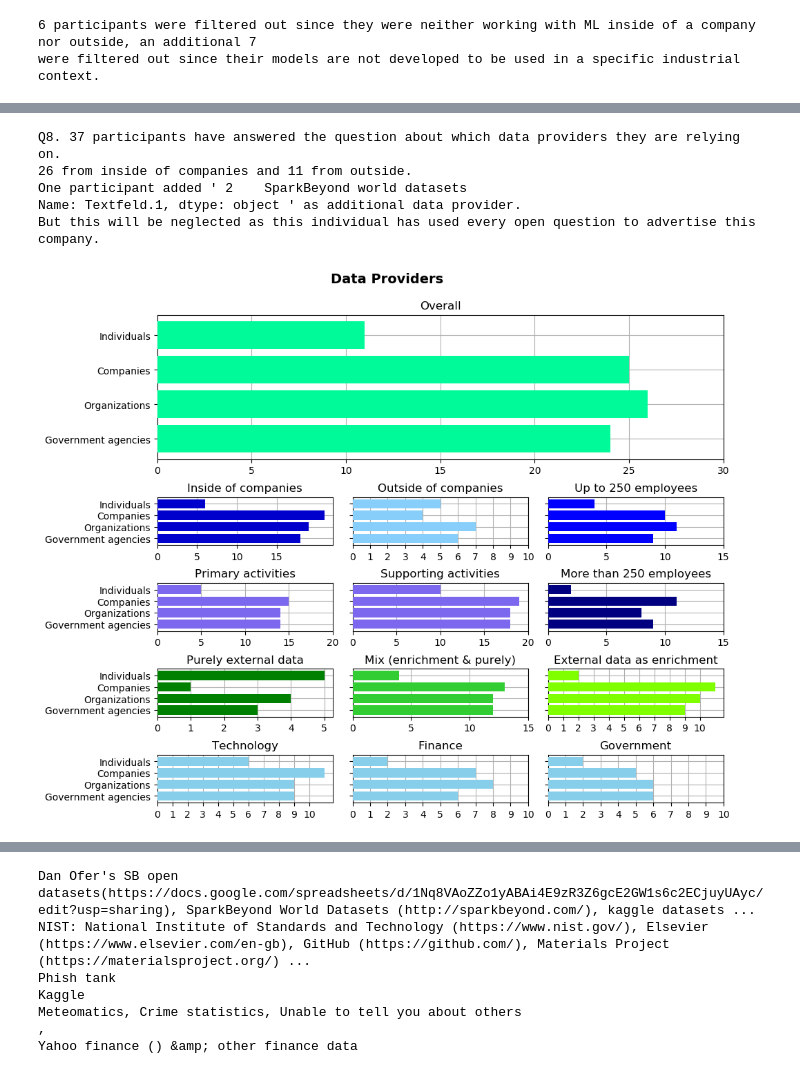
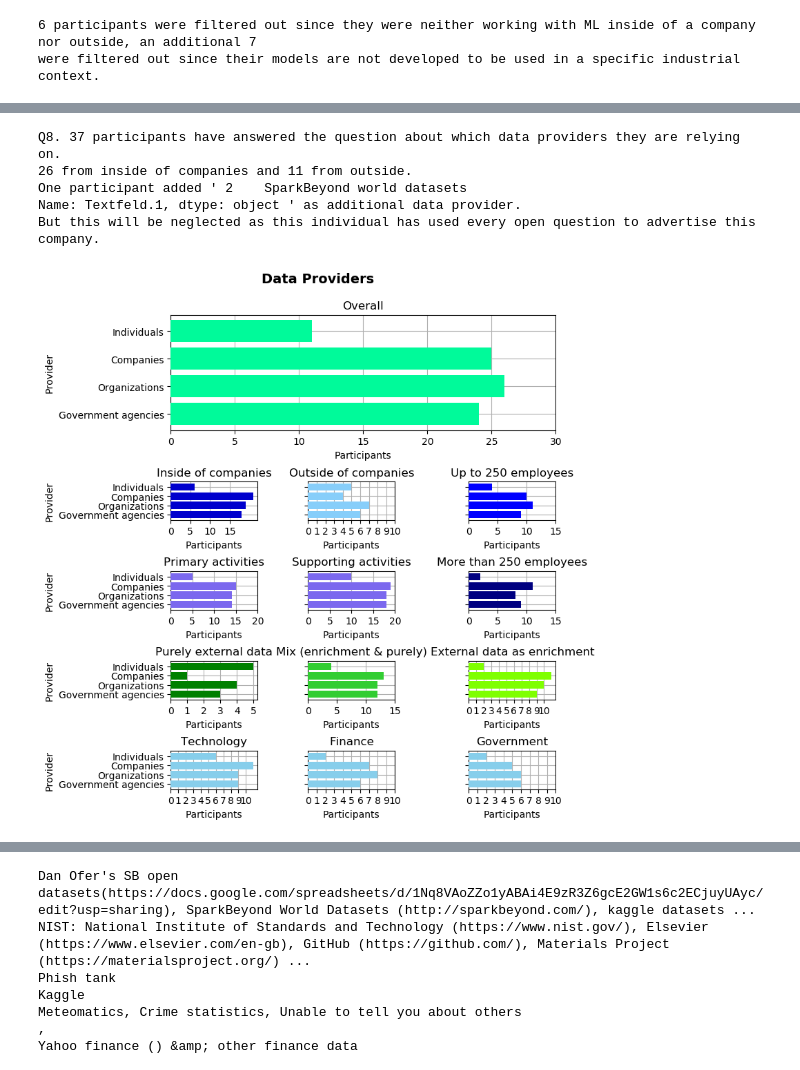
Before and after one commit to Letstuit/MasterThesis_WhatsWheresHows_of_AI, a Jupyter notebook: MLcontext_externaldata_Survey.ipynb, the cells around one changed output, grey strips where cells are left out. Drawn from its saved outputs; the diff is of its cells as text; code cells hidden in the pictures.

```diff
--- a/MLcontext_externaldata_Survey.ipynb
+++ b/MLcontext_externaldata_Survey.ipynb
@@ -1199,91 +1188,90 @@ labels=["Government agencies", "Organizations", "Companies", "Individuals"]
 big = fig.add_subplot(gs[0:3,0:3])
 big.barh(ypos, values, zorder=3, color='mediumspringgreen')
 big.grid(b=True, axis="both", zorder=0)
-big.set(title='Overall',xticks=[0,5,10,15,20,25,30], xticklabels=[0,5,10,15,20,25,30], yticks=np.arange(len(ypos)), yticklabels=labels)
-
+big.set(title='Overall',ylabel="Provider", xlabel="Participants", xticks=[0,5,10,15,20,25,30], xticklabels=[0,5,10,15,20,25,30], yticks=np.arange(len(ypos)), yticklabels=labels)
 
 small1=fig.add_subplot(gs[3,0])
 small1.barh(ypos, data_providers[filter_incompany].sum(), zorder=3, color="mediumblue")
 small1.grid(b=True, axis="both", zorder=0)
-small1.set(title='Inside of companies', yticks=np.arange(len(ypos)), yticklabels=labels,xticks=[0,5,10,15], xticklabels=[0,5,10,15])
+small1.set(title='Inside of companies', yticks=np.arange(len(ypos)), yticklabels=labels,ylabel="Provider", xlabel="Participants", xticks=[0,5,10,15], xticklabels=[0,5,10,15])
 
 small2=fig.add_subplot(gs[3,1])
 small2.barh(ypos, data_providers[filter_outcompany].sum(), zorder=3, color="lightskyblue")
 small2.grid(b=True, axis="both", zorder=0)
-small2.set(title='Outside of companies',yticks=np.arange(len(ypos)), yticklabels=[],xticks=[0,1,2,3,4,5,6,7,8,9,10], xticklabels=[0,1,2,3,4,5,6,7,8,9,10])
+small2.set(title='Outside of companies',yticks=np.arange(len(ypos)), yticklabels=[], xlabel="Participants", xticks=[0,1,2,3,4,5,6,7,8,9,10], xticklabels=[0,1,2,3,4,5,6,7,8,9,10])
 
 
 small3=fig.add_subplot(gs[3,2])
 small3.barh(ypos, data_providers[filter_small].sum(), zorder=3, color="blue")
 small3.grid(b=True, axis="both", zorder=0)
-small3.set(title='Up to 250 employees',yticks=np.arange(len(ypos)), yticklabels=[],xticks=[0,5,10,15], xticklabels=[0,5,10,15])
+small3.set(title='Up to 250 employees',yticks=np.arange(len(ypos)), yticklabels=[], xlabel="Participants", xticks=[0,5,10,15], xticklabels=[0,5,10,15])
 
 
 small4=fig.add_subplot(gs[4,0])
 small4.barh(ypos, data_providers[filter_primary].sum(), zorder=3, color="mediumslateblue")
 small4.grid(b=True, axis="both", zorder=0)
-small4.set(title='Primary activities', yticks=np.arange(len(ypos)), yticklabels=labels,xticks=[0,5,10,15,20], xticklabels=[0,5,10,15,20])
+small4.set(title='Primary activities', yticks=np.arange(len(ypos)), yticklabels=labels,ylabel="Provider", xlabel="Participants", xticks=[0,5,10,15,20], xticklabels=[0,5,10,15,20])
 
 
 small5=fig.add_subplot(gs[4,1])
 small5.barh(ypos, data_providers[filter_supporting].sum(), zorder=3, color="mediumslateblue")
 small5.grid(b=True, axis="both", zorder=0)
-small5.set(title='Supporting activities',yticks=np.arange(len(ypos)), yticklabels=[],xticks=[0,5,10,15,20], xticklabels=[0,5,10,15,20])
+small5.set(title='Supporting activities',yticks=np.arange(len(ypos)), yticklabels=[], xlabel="Participants", xticks=[0,5,10,15,20], xticklabels=[0,5,10,15,20])
 
 
 small6=fig.add_subplot(gs[4,2])
 small6.barh(ypos, data_providers[filter_large].sum(), zorder=3, color="navy")
 small6.grid(b=True, axis="both", zorder=0)
-small6.set(title='More than 250 employees',yticks=np.arange(len(ypos)), yticklabels=[],xticks=[0,5,10,15], xticklabels=[0,5,10,15])
+small6.set(title='More than 250 employees',yticks=np.arange(len(ypos)), yticklabels=[], xlabel="Participants", xticks=[0,5,10,15], xticklabels=[0,5,10,15])
 
 
 small7=fig.add_subplot(gs[5,0])
 small7.set_title('Purely external data')
 small7.barh(ypos, data_providers[filter_only].sum(), align='center',color="green", zorder=3)
-small7.set(yticks=ypos, yticklabels=labels,xticks=[0,1,2,3,4,5], xticklabels=[0,1,2,3,4,5])
+small7.set(yticks=ypos, yticklabels=labels,ylabel="Provider", xlabel="Participants", xticks=[0,1,2,3,4,5], xticklabels=[0,1,2,3,4,5])
 small7.grid(b=True, axis="both", zorder=0)
 
 small8=fig.add_subplot(gs[5,1])
 small8.set_title('Mix (enrichment & purely)')
 small8.barh(ypos,data_providers[filter_mix].sum(), align='center', color="limegreen", zorder=3)
-small8.set(yticks=ypos, yticklabels=[],xticks=[0,5,10,15], xticklabels=[0,5,10,15])
+small8.set(yticks=ypos, yticklabels=[], xlabel="Participants", xticks=[0,5,10,15], xticklabels=[0,5,10,15])
 small8.grid(b=True, axis="both", zorder=0)
 
 
 small9=fig.add_subplot(gs[5,2])
 small9.set_title('External data as enrichment')
 small9.barh(ypos,data_providers[filter_enrich].sum(), align='center', color="chartreuse",zorder=3)
-small9.set(yticks=ypos, yticklabels=[],xticks=[0,1,2,3,4,5,6,7,8,9,10], xticklabels=[0,1,2,3,4,5,6,7,8,9,10])
+small9.set(yticks=ypos, yticklabels=[], xlabel="Participants", xticks=[0,1,2,3,4,5,6,7,8,9,10], xticklabels=[0,1,2,3,4,5,6,7,8,9,10])
 small9.grid(b=True, axis="both", zorder=0)
 
 small10=fig.add_subplot(gs[6,0])
 small10.set_title('Technology')
 small10.barh(ypos, data_providers[filter_tech].sum(), align='center',color="skyblue", zorder=3)
-small10.set(yticks=ypos, yticklabels=labels,xticks=[0,1,2,3,4,5,6,7,8,9,10], xticklabels=[0,1,2,3,4,5,6,7,8,9,10])
+small10.set(yticks=ypos, yticklabels=labels,ylabel="Provider", xlabel="Participants", xticks=[0,1,2,3,4,5,6,7,8,9,10], xticklabels=[0,1,2,3,4,5,6,7,8,9,10])
 small10.grid(b=True, axis="both", zorder=0)
 
 small11=fig.add_subplot(gs[6,1])
 small11.set_title('Finance')
 small11.barh(ypos,data_providers[filter_fin].sum(), align='center', color="skyblue", zorder=3)
-small11.set(yticks=ypos, yticklabels=[],xticks=[0,1,2,3,4,5,6,7,8,9,10], xticklabels=[0,1,2,3,4,5,6,7,8,9,10])
+small11.set(yticks=ypos, yticklabels=[], xlabel="Participants", xticks=[0,1,2,3,4,5,6,7,8,9,10], xticklabels=[0,1,2,3,4,5,6,7,8,9,10])
 small11.grid(b=True, axis="both", zorder=0)
 
 small12=fig.add_subplot(gs[6,2])
 small12.set_title('Government')
 small12.barh(ypos,data_providers[filter_gov].sum(), align='center', color="skyblue",zorder=3)
-small12.set(yticks=ypos, yticklabels=[],xticks=[0,1,2,3,4,5,6,7,8,9,10], xticklabels=[0,1,2,3,4,5,6,7,8,9,10])
+small12.set(yticks=ypos, yticklabels=[], xlabel="Participants", xticks=[0,1,2,3,4,5,6,7,8,9,10], xticklabels=[0,1,2,3,4,5,6,7,8,9,10])
 small12.grid(b=True, axis="both", zorder=0)
 
 fig.set_figheight(8)
-fig.set_figwidth(10)
+fig.set_figwidth(8)
 fig.savefig('Q21plot.png')
 # %% [output]
 Q8. 37 participants have answered the question about which data providers they are relying on.
 26 from inside of companies and 11 from outside.
 One participant added ' 2    SparkBeyond world datasets
 Name: Textfeld.1, dtype: object ' as additional data provider.
 But this will be neglected as this individual has used every open question to advertise this company.
-[figure, old version]
+[figure, new version]
 # %%
 #Q22 - Data accessibility
 Q22=data.loc[:,"Public access (open data)":"Textfeld.2"]
```
Also changed, not shown: parts of 17 cells of this notebook.
